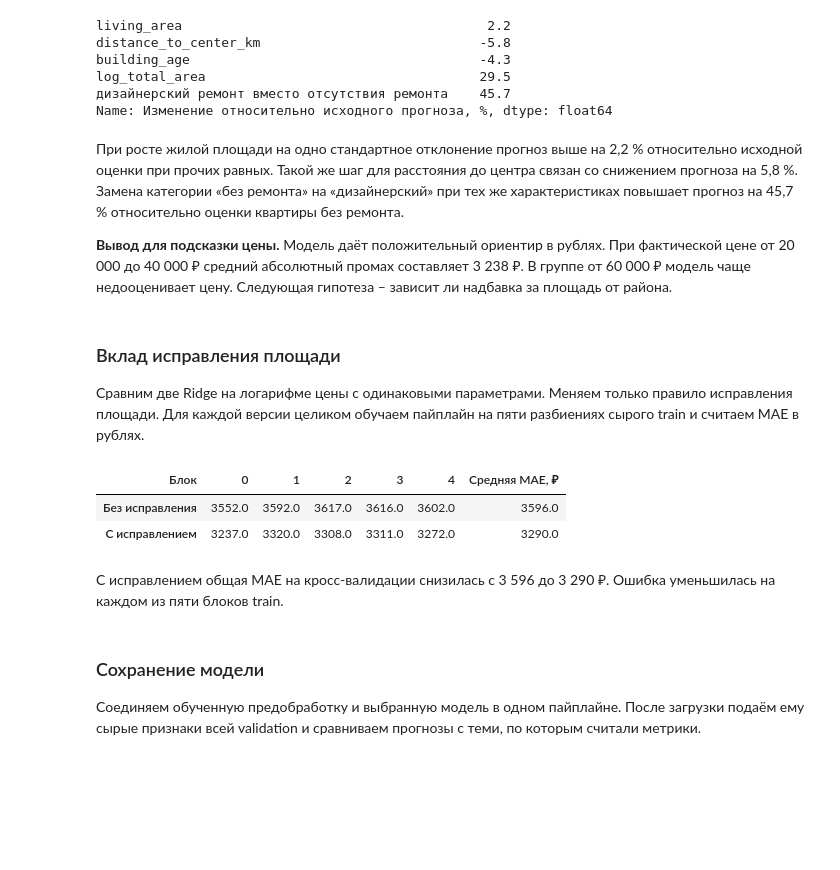
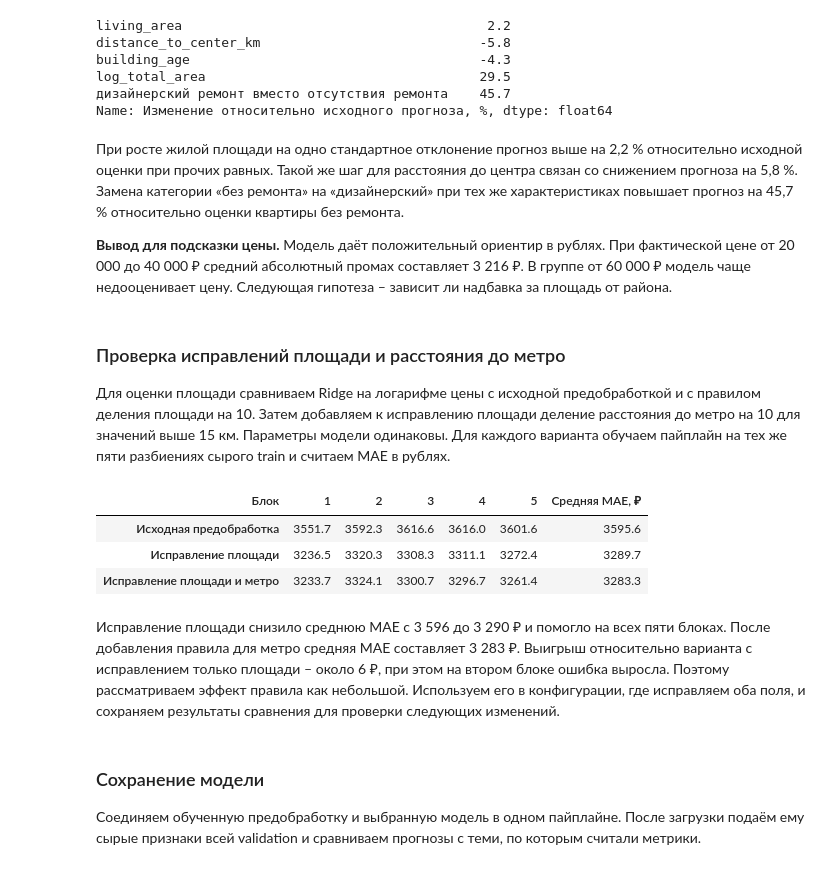
Before and after one commit to sangnchr-s/Gonchar_Alexander_Lab2, a Jupyter notebook: notebooks/02_modeling.ipynb, the cells around one changed output. Saved outputs shown, nothing was run; the diff lists cells and outputs as text; code cells hidden in the pictures; blank space fills up the shorter version.

Commit message:
metro distance correction and retrain model

```diff
--- a/notebooks/02_modeling.ipynb
+++ b/notebooks/02_modeling.ipynb
@@ -260,38 +260,45 @@ Name: Изменение относительно исходного прогн
 # %% [markdown]
 При росте жилой площади на одно стандартное отклонение прогноз выше на 2,2 % относительно исходной оценки при прочих равных. Такой же шаг для расстояния до центра связан со снижением прогноза на 5,8 %. Замена категории «без ремонта» на «дизайнерский» при тех же характеристиках повышает прогноз на 45,7 % относительно оценки квартиры без ремонта.
 
-**Вывод для подсказки цены.** Модель даёт положительный ориентир в рублях. При фактической цене от 20 000 до 40 000 ₽ средний абсолютный промах составляет 3 238 ₽. В группе от 60 000 ₽ модель чаще недооценивает цену. Следующая гипотеза – зависит ли надбавка за площадь от района.
+**Вывод для подсказки цены.** Модель даёт положительный ориентир в рублях. При фактической цене от 20 000 до 40 000 ₽ средний абсолютный промах составляет 3 216 ₽. В группе от 60 000 ₽ модель чаще недооценивает цену. Следующая гипотеза – зависит ли надбавка за площадь от района.
 # %% [markdown]
-### Вклад исправления площади
+### Проверка исправлений площади и расстояния до метро
 
-Сравним две Ridge на логарифме цены с одинаковыми параметрами. Меняем только правило исправления площади. Для каждой версии целиком обучаем пайплайн на пяти разбиениях сырого train и считаем MAE в рублях.
+Для оценки площади сравниваем Ridge на логарифме цены с исходной предобработкой и с правилом деления площади на 10. Затем добавляем к исправлению площади деление расстояния до метро на 10 для значений выше 15 км. Параметры модели одинаковы. Для каждого варианта обучаем пайплайн на тех же пяти разбиениях сырого train и считаем MAE в рублях.
 # %%
 from sklearn.base import clone
 from sklearn.model_selection import KFold, cross_val_score
 
 raw_train = pd.read_csv(
     PROJECT_ROOT / "data" / "interim" / "train_raw.csv", dtype=str, keep_default_na=False
 )
+X_train_raw = raw_train.drop(columns=TARGET)
+y_train_raw = pd.to_numeric(raw_train[TARGET])
 cv = KFold(n_splits=5, shuffle=True, random_state=RANDOM_STATE)
-area_cv = {}
+variants = {
+    "Исходная предобработка": {},
+    "Исправление площади": {"correct_total_area": True},
+    "Исправление площади и метро": {"correct_total_area": True, "correct_metro_distance": True},
+}
+scores = {}
 
-for label, enabled in [("Без исправления", False), ("С исправлением", True)]:
-    preprocessing = clone(preprocessor).set_params(features__kw_args={"correct_total_area": enabled})
+for label, options in variants.items():
+    preprocessing = clone(preprocessor).set_params(features__kw_args=options)
     pipeline = Pipeline([("preprocessing", preprocessing), ("model", clone(log_ridge))])
-    area_cv[label] = -cross_val_score(
-        pipeline, raw_train.drop(columns=TARGET), pd.to_numeric(raw_train[TARGET]),
-        cv=cv, scoring="neg_mean_absolute_error",
+    scores[label] = -cross_val_score(
+        pipeline, X_train_raw, y_train_raw, cv=cv, scoring="neg_mean_absolute_error",
     )
 
-pd.DataFrame(area_cv).rename_axis("Блок").round(0).T.assign(
-    **{"Средняя MAE, ₽": pd.DataFrame(area_cv).mean().round(0)}
-)
+comparison = pd.DataFrame(scores, index=pd.Index(range(1, 6), name="Блок")).T
+comparison["Средняя MAE, ₽"] = comparison.mean(axis=1)
+comparison.round(1)
 # %% [output]
-| Блок | 0 | 1 | 2 | 3 | 4 | Средняя MAE, ₽ |
-| Без исправления | 3552.0 | 3592.0 | 3617.0 | 3616.0 | 3602.0 | 3596.0 |
-| С исправлением | 3237.0 | 3320.0 | 3308.0 | 3311.0 | 3272.0 | 3290.0 |
+| Блок | 1 | 2 | 3 | 4 | 5 | Средняя MAE, ₽ |
+| Исходная предобработка | 3551.7 | 3592.3 | 3616.6 | 3616.0 | 3601.6 | 3595.6 |
+| Исправление площади | 3236.5 | 3320.3 | 3308.3 | 3311.1 | 3272.4 | 3289.7 |
+| Исправление площади и метро | 3233.7 | 3324.1 | 3300.7 | 3296.7 | 3261.4 | 3283.3 |
 # %% [markdown]
-С исправлением общая MAE на кросс-валидации снизилась с 3 596 до 3 290 ₽. Ошибка уменьшилась на каждом из пяти блоков train.
+Исправление площади снизило среднюю MAE с 3 596 до 3 290 ₽ и помогло на всех пяти блоках. После добавления правила для метро средняя MAE составляет 3 283 ₽. Выигрыш относительно варианта с исправлением только площади – около 6 ₽, при этом на втором блоке ошибка выросла. Поэтому рассматриваем эффект правила как небольшой. Используем его в конфигурации, где исправляем оба поля, и сохраняем результаты сравнения для проверки следующих изменений.
 # %% [markdown]
 ### Сохранение модели
 
```
Also changed, not shown: parts of 11 cells of this notebook, 5 other files.
